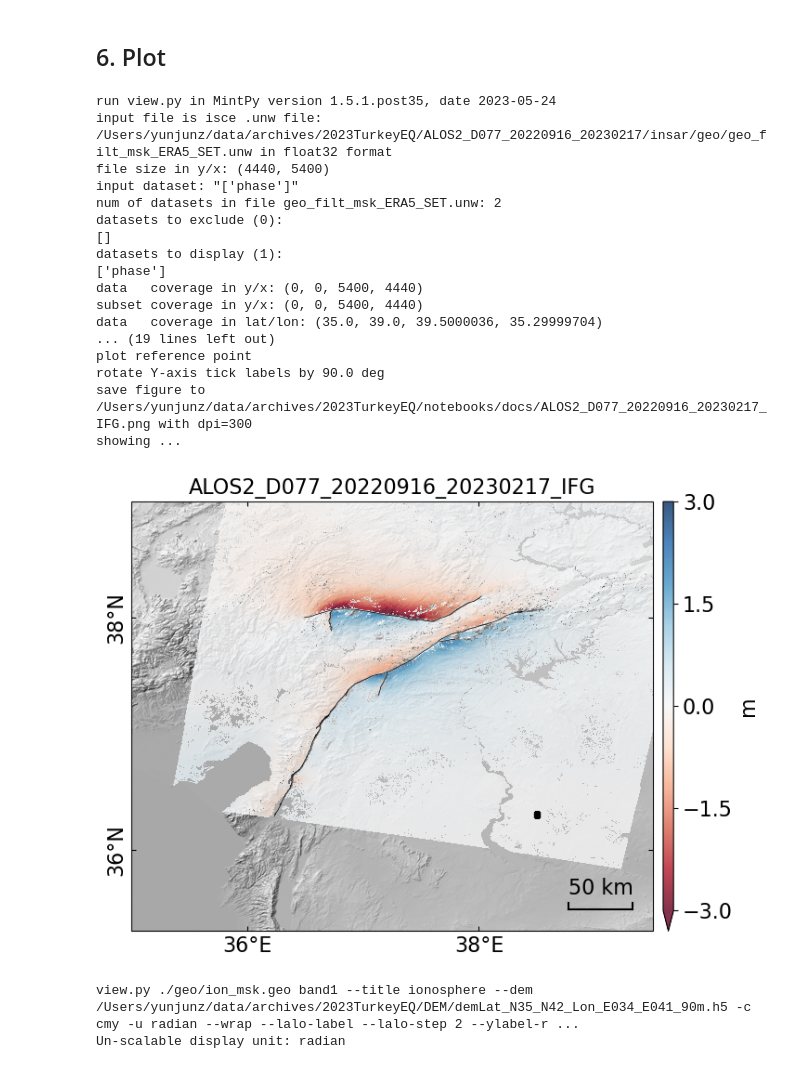
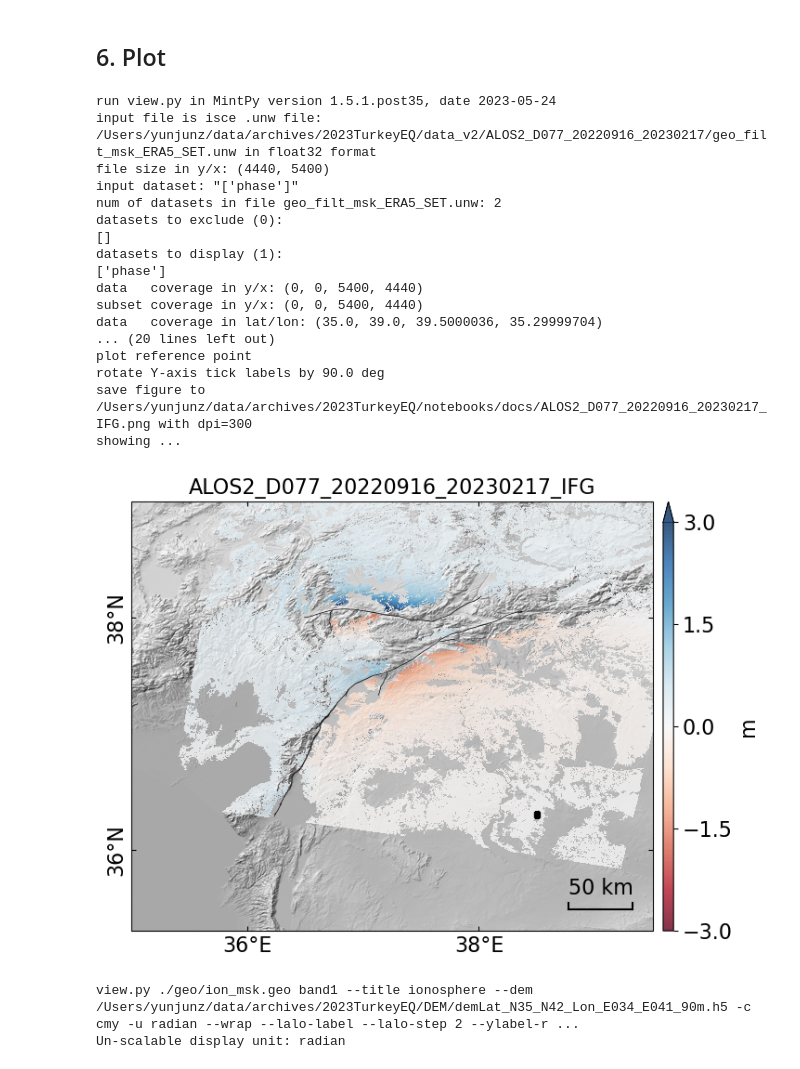
Before and after one commit to yunjunz/2023-Turkey-EQ, a Jupyter notebook: ifgram_postproc.ipynb, the cells around one changed output. Cells and saved outputs as stored; diff of their text form; code cells hidden in the pictures.

Commit message:
ifgram: plot unw file with --reverse
to be consistent in sign with range offset, i.e., positive value for range increase (away from the satellite)

```diff
--- a/ifgram_postproc.ipynb
+++ b/ifgram_postproc.ipynb
@@ -501,31 +501,32 @@ time used: 00 mins 5.6 secs.
 # %% [markdown]
 ## 6. Plot
 # %%
-unw_file = './geo/geo_filt_msk_ERA5_SET.unw'
+unw_file = os.path.join(proj_dir, 'data_v2', dname, 'geo_filt_msk_ERA5_SET.unw')
 out_file = os.path.join(proj_dir, f'notebooks/docs/{dname}_IFG.png')
 cmd = f'{unw_file} phase --dem {dem_file} --dem-nocontour --shade-exag 0.05 --faultline {flt_file} '
-cmd += f'-c RdBu -u m -v -3 3 --lalo-label --lalo-step 2 --ylabel-rot 90 --cbar-nbins 5 --scalebar 0.12 0.90 0.05 --title {dname}_IFG --ref-size 4 '
+cmd += f'-c RdBu -u m -v -3 3 --lalo-label --lalo-step 2 --ylabel-rot 90 --cbar-nbins 5 '
+cmd += f'--scalebar 0.12 0.90 0.05 --title {dname}_IFG --ref-size 4 --math reverse '
 cmd += f'-o {out_file} '
 view.main(cmd.split())
 # %% [output]
 run view.py in MintPy version 1.5.1.post35, date 2023-05-24
-input file is isce .unw file: /Users/yunjunz/data/archives/2023TurkeyEQ/ALOS2_D077_20220916_20230217/insar/geo/geo_filt_msk_ERA5_SET.unw in float32 format
+input file is isce .unw file: /Users/yunjunz/data/archives/2023TurkeyEQ/data_v2/ALOS2_D077_20220916_20230217/geo_filt_msk_ERA5_SET.unw in float32 format
 file size in y/x: (4440, 5400)
 input dataset: "['phase']"
 num of datasets in file geo_filt_msk_ERA5_SET.unw: 2
 datasets to exclude (0):
 []
 datasets to display (1):
 ['phase']
 data   coverage in y/x: (0, 0, 5400, 4440)
 subset coverage in y/x: (0, 0, 5400, 4440)
 data   coverage in lat/lon: (35.0, 39.0, 39.5000036, 35.29999704)
-... (19 lines left out)
+... (20 lines left out)
 plot reference point
 rotate Y-axis tick labels by 90.0 deg
 save figure to /Users/yunjunz/data/archives/2023TurkeyEQ/notebooks/docs/ALOS2_D077_20220916_20230217_IFG.png with dpi=300
 showing ...
-[figure, old version]
+[figure, new version]
 # %%
 opt = f'--dem {dem_file} -c cmy -u radian --wrap --lalo-label --lalo-step 2 --ylabel-rot 90 --noreference --noverbose --save '
 view.main(f'./geo/ion_msk.geo band1 --title ionosphere {opt} '.split())
```
